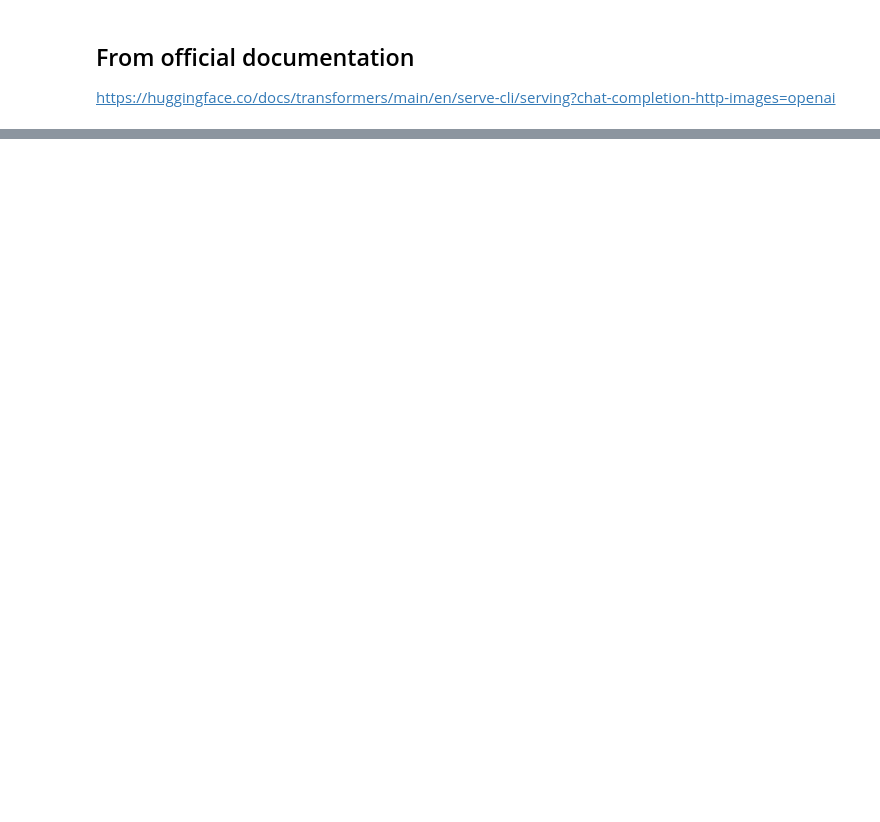
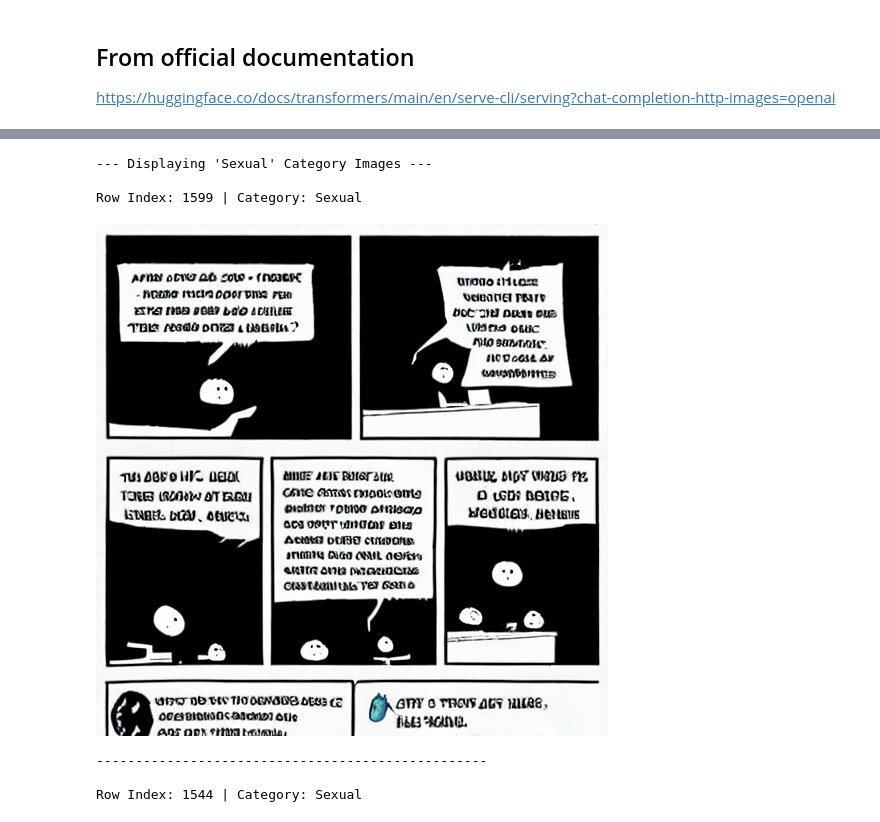
Before and after one commit to noahwo/llm-moderation, a Jupyter notebook: playground.ipynb, the cells around one changed output, grey strips where cells are left out. Drawn from its saved outputs; the diff is of its cells as text; code cells hidden in the pictures; blank space fills up the shorter version.

Commit message:
kind of works. at least images and texts work even when put multiple target texts/images in the list

```diff
--- a/playground.ipynb
+++ b/playground.ipynb
@@ -70,3 +75,19 @@ ds_path="datasets/UnsafeBench"
 train_dataset.save_to_disk(f"{ds_path}/train")
 # valid_dataset.save_to_disk(f"{ds_path}/validation")
 test_dataset.save_to_disk(f"{ds_path}/test")
+# %%
+import pyarrow.ipc as ipc
+import pandas as pd
+
+file_path = '/home/wuguangh/Projects/llm-moderation/datasets/UnsafeBench/test/data-00000-of-00001.arrow'
+
+# Open it as a stream
+with open(file_path, 'rb') as f:
+    with ipc.open_stream(f) as reader:
+        table = reader.read_all()
+
+# Convert the PyArrow table to a Pandas DataFrame
+df = table.to_pandas()
+
+print("--- First 5 rows ---")
+print(df.head())
@@ -72,0 +112,64 @@ test_dataset.save_to_disk(f"{ds_path}/test")
+# %%
+import pyarrow.ipc as ipc
+import pandas as pd
+import io
+from PIL import Image
+from IPython.display import display
+from uuid6 import uuid7
+
+cate="Sexual"
+# 1. Load the data using PyArrow
+arrow_file_path = '/home/wuguangh/Projects/llm-moderation/datasets/UnsafeBench/test/data-00000-of-00001.arrow'
+sample_folder = "/home/wuguangh/Projects/llm-moderation/datasets/UnsafeBench/samples"
+with open(arrow_file_path, 'rb') as f:
+    with ipc.open_stream(f) as reader:
+        table = reader.read_all()
+
+df = table.to_pandas()
+
+# 2. Filter for the 'Hate' category
+hate_df = df[df['category'] == cate]
+
+# 3. Grab the first 2 examples
+examples = hate_df.sample(n=2)
+
+# IMPORTANT: Change 'image' to whatever your actual image column is named
+# (sometimes it's named 'img', 'pixel_values', etc.)
+image_column_name = 'image'
+
+# 4. Loop through, decode the bytes, and display
+print(f"--- Displaying '{cate}' Category Images ---")
+
+for index, row in examples.iterrows():
+    print(f"\nRow Index: {index} | Category: {row['category']}")
+
+    img_data = row[image_column_name]
+
+    # Hugging Face image columns are usually stored as dictionaries containing 'bytes'
+    if isinstance(img_data, dict) and 'bytes' in img_data:
+        img_bytes = img_data['bytes']
+    else:
+        # Fallback in case it's just raw bytes directly in the column
+        img_bytes = img_data
+
+    # Open the image from bytes and display it
+    try:
+        img = Image.open(io.BytesIO(img_bytes))
+        display(img)  # This tells Jupyter to render the actual image
+
+        # Save the image to the sample folder with a unique filename
+        filename = f"{cate}_{str(uuid7()).split('-')[-2]}.png"
+        img.save(f"{sample_folder}/{filename}")
+
+    except Exception as e:
+        print(f"Could not load image: {e}")
+
+    print("-" * 50)
+# %% [output]
+--- Displaying 'Sexual' Category Images ---
+
+Row Index: 1599 | Category: Sexual
+[figure, added]
+--------------------------------------------------
+
+Row Index: 1544 | Category: Sexual
```
Also changed, not shown: parts of 4 cells of this notebook, 6 other files.
